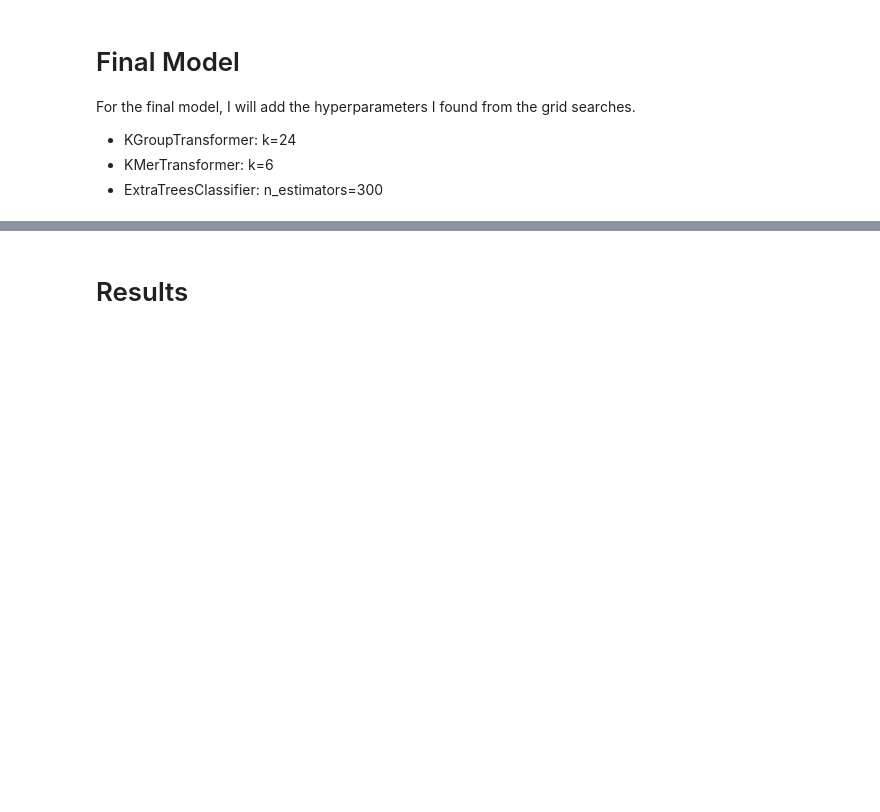
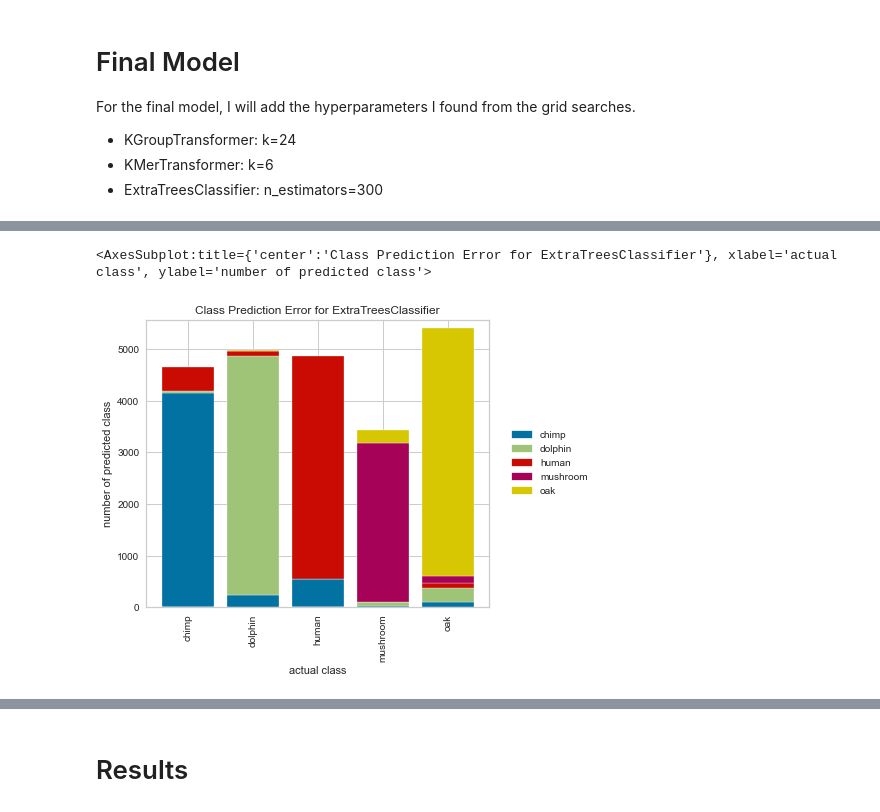
Before and after one commit to harryminds/DNA-Sequence-Classification, a Jupyter notebook: DNA Sequence Classification.ipynb, the cells around one changed output, grey strips where cells are left out. Drawn from its saved outputs; the diff is of its cells as text; code cells hidden in the pictures; blank space fills up the shorter version.

```diff
--- a/DNA Sequence Classification.ipynb
+++ b/DNA Sequence Classification.ipynb
@@ -1021,3 +1026,14 @@ weighted avg       0.89      0.89      0.89     23333
+# %%
+from yellowbrick.classifier import ClassPredictionError
+
+visualizer = ClassPredictionError(final_model, classes=multilabeler.classes_)
+
+visualizer.fit(X_train, y_train)
+visualizer.score(X_test, y_test)
+visualizer.show(outpath="img/graphs/final_model_clf_error")
+# %% [output]
+<AxesSubplot:title={'center':'Class Prediction Error for ExtraTreesClassifier'}, xlabel='actual class', ylabel='number of predicted class'>
+[figure, added]
 # %%
 plot_confusion_matrix(final_model, X_test, y_test)
 plt.yticks(ticks=range(len(multilabeler.classes_)), labels=multilabeler.classes_)
```
Also changed, not shown: parts of 20 cells of this notebook, 6 other files.
